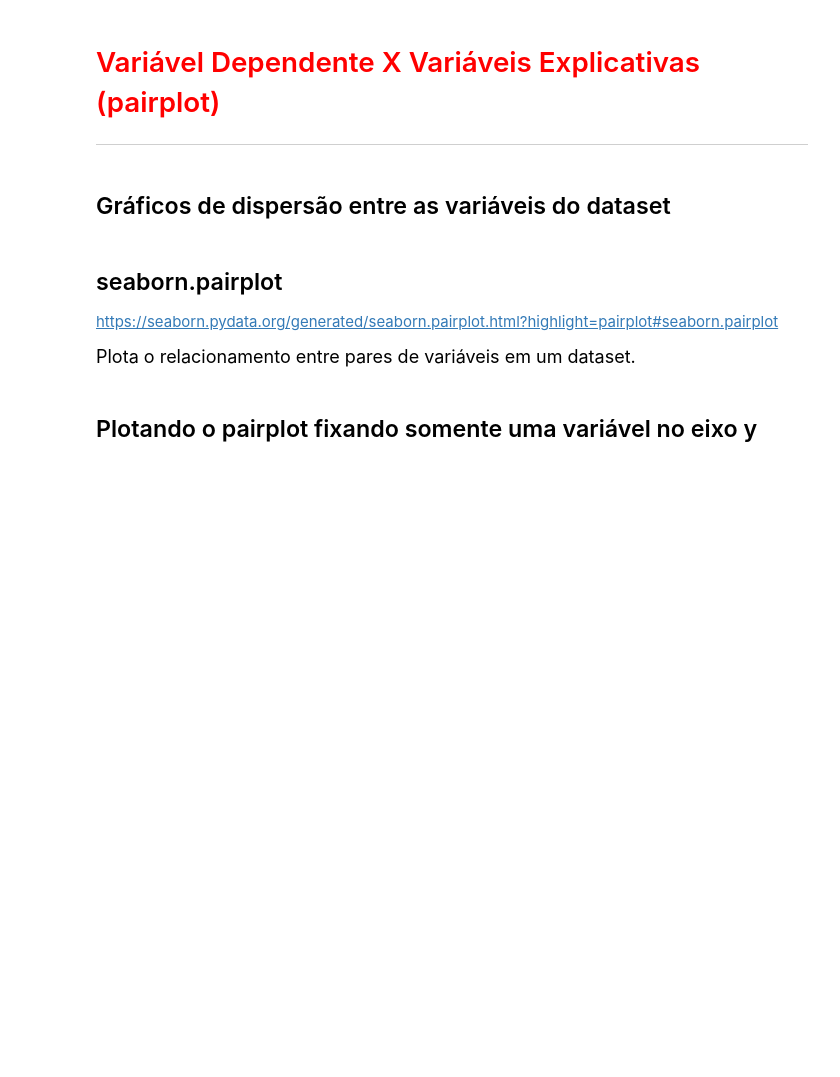
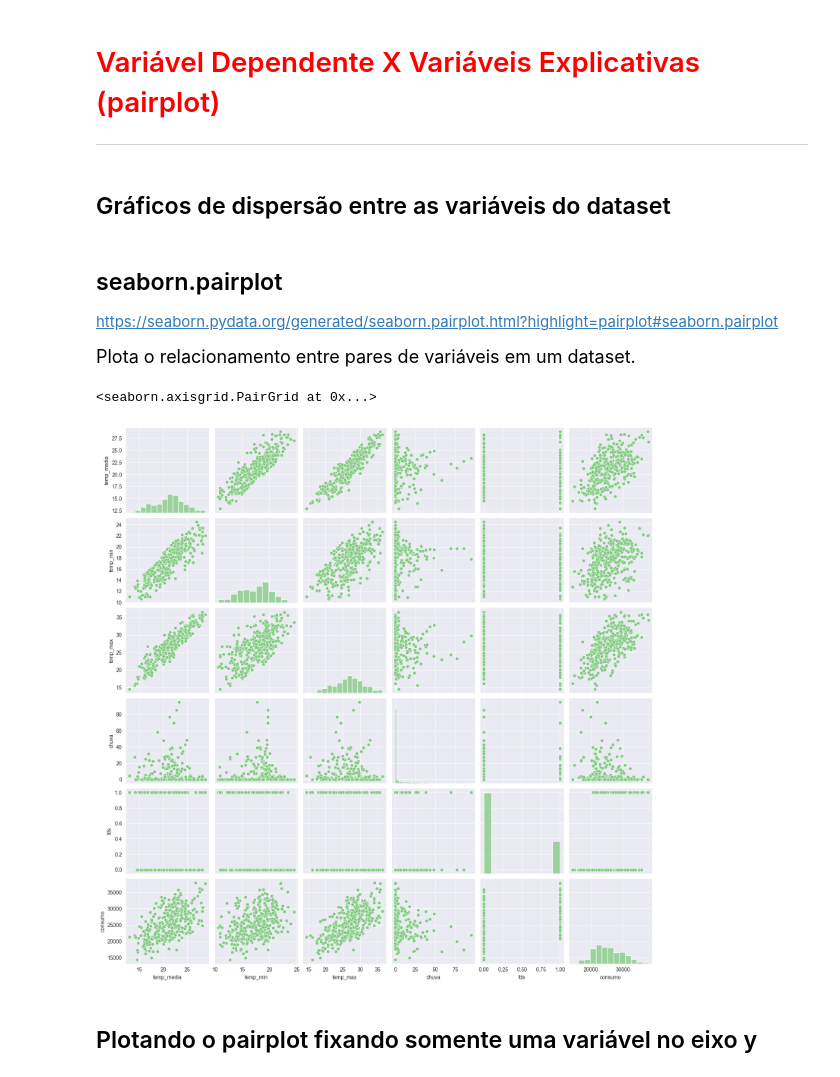
Before and after one commit to naimeaiub/Analise-Estatistica-IBGE, a Jupyter notebook: 6. Regressão linear - testando relações e prevendo resultados/Projeto/Regressão Linear.ipynb, the cells around one changed output. Cells and saved outputs as stored; diff of their text form; code cells hidden in the pictures; blank space fills up the shorter version.

```diff
--- a/6. Regressão linear - testando relações e prevendo resultados/Projeto/Regressão Linear.ipynb
+++ b/6. Regressão linear - testando relações e prevendo resultados/Projeto/Regressão Linear.ipynb
@@ -233,5 +228,11 @@ https://gist.github.com/mwaskom/de44147ed2974457ad6372750bbe5751
 https://seaborn.pydata.org/generated/seaborn.pairplot.html?highlight=pairplot#seaborn.pairplot
 
 <p style='font-size: 18px; line-height: 2; margin: 10px 50px; text-align: justify;'>Plota o relacionamento entre pares de variáveis em um dataset.</p>
+# %%
+ax = sns.pairplot(dados)
+ax
+# %% [output]
+<seaborn.axisgrid.PairGrid at 0x...>
+[figure, added]
 # %% [markdown]
 ## Plotando o pairplot fixando somente uma variável no eixo y
```
Also changed, not shown: parts of 34 cells of this notebook.
